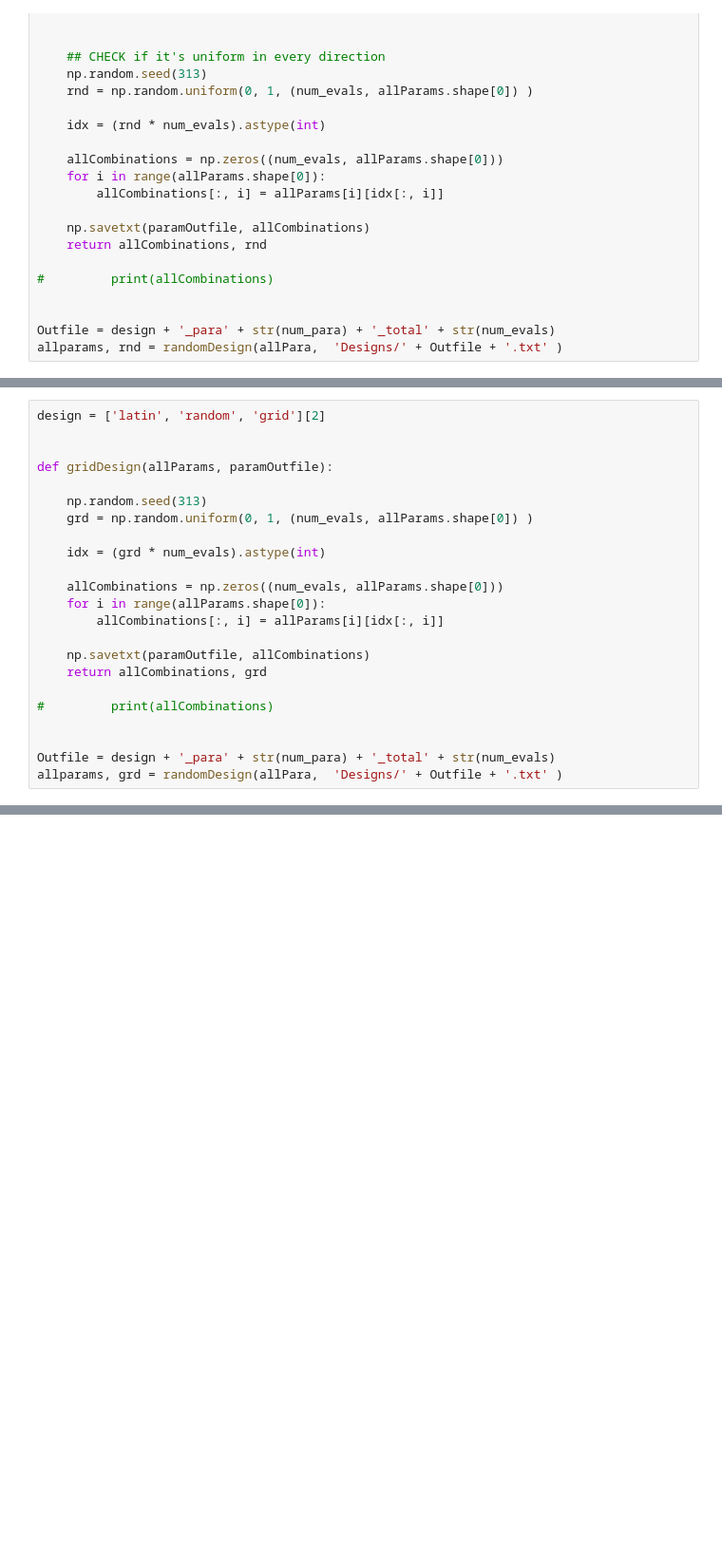
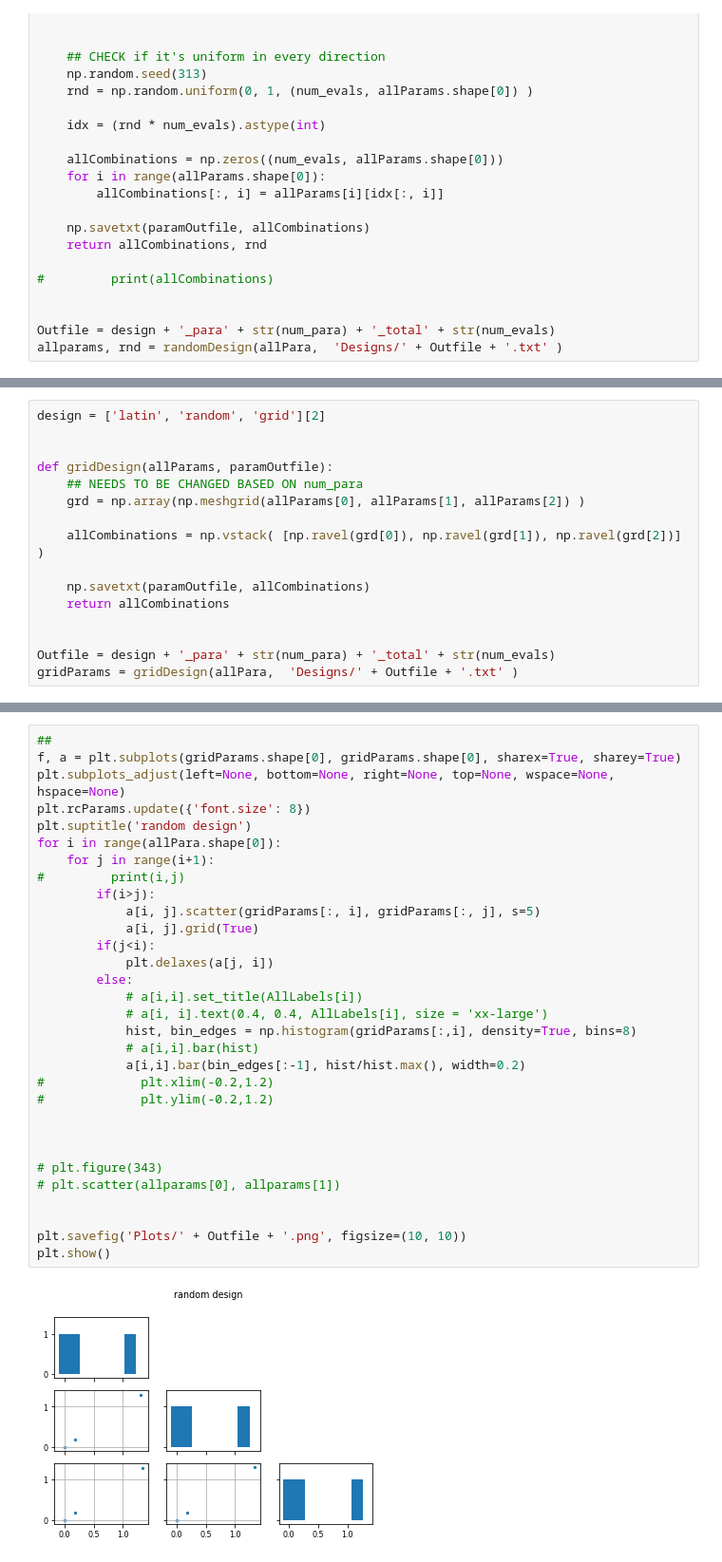
Before and after one commit to liuxx479/emudesgin, a Jupyter notebook: Samplers.ipynb, the cells around one changed output, grey strips where cells are left out. Shown at 95% size. Drawn from its saved outputs; the diff is of its cells as text; blank space fills up the shorter version.

```diff
--- a/Samplers.ipynb
+++ b/Samplers.ipynb
@@ -145,21 +153,14 @@ design = ['latin', 'random', 'grid'][2]
 
 
 def gridDesign(allParams, paramOutfile):
+    ## NEEDS TO BE CHANGED BASED ON num_para
+    grd = np.array(np.meshgrid(allParams[0], allParams[1], allParams[2]) )
 
-    np.random.seed(313)
-    grd = np.random.uniform(0, 1, (num_evals, allParams.shape[0]) )
-
-    idx = (grd * num_evals).astype(int)
-
-    allCombinations = np.zeros((num_evals, allParams.shape[0]))
-    for i in range(allParams.shape[0]):
-        allCombinations[:, i] = allParams[i][idx[:, i]]
+    allCombinations = np.vstack( [np.ravel(grd[0]), np.ravel(grd[1]), np.ravel(grd[2])] )
 
     np.savetxt(paramOutfile, allCombinations)
-    return allCombinations, grd
-
-#         print(allCombinations)
+    return allCombinations
 
 
 Outfile = design + '_para' + str(num_para) + '_total' + str(num_evals)
-allparams, grd = randomDesign(allPara,  'Designs/' + Outfile + '.txt' )
+gridParams = gridDesign(allPara,  'Designs/' + Outfile + '.txt' )
@@ -184,0 +178,33 @@ array([[1.65539624e-01, 5.50104366e-01, 8.60871802e-01],
+# %%
+##
+f, a = plt.subplots(gridParams.shape[0], gridParams.shape[0], sharex=True, sharey=True)
+plt.subplots_adjust(left=None, bottom=None, right=None, top=None, wspace=None, hspace=None)
+plt.rcParams.update({'font.size': 8})
+plt.suptitle('random design')
+for i in range(allPara.shape[0]):
+    for j in range(i+1):
+#         print(i,j)
+        if(i>j):
+            a[i, j].scatter(gridParams[:, i], gridParams[:, j], s=5)
+            a[i, j].grid(True)
+        if(j<i):
+            plt.delaxes(a[j, i])
+        else:
+            # a[i,i].set_title(AllLabels[i])
+            # a[i, i].text(0.4, 0.4, AllLabels[i], size = 'xx-large')
+            hist, bin_edges = np.histogram(gridParams[:,i], density=True, bins=8)
+            # a[i,i].bar(hist)
+            a[i,i].bar(bin_edges[:-1], hist/hist.max(), width=0.2)
+#             plt.xlim(-0.2,1.2)
+#             plt.ylim(-0.2,1.2)
+
+
+
+# plt.figure(343)
+# plt.scatter(allparams[0], allparams[1])
+
+
+plt.savefig('Plots/' + Outfile + '.png', figsize=(10, 10))
+plt.show()
+# %% [output]
+[figure, added]
```
Also changed, not shown: parts of 12 cells of this notebook, 7 other files.
